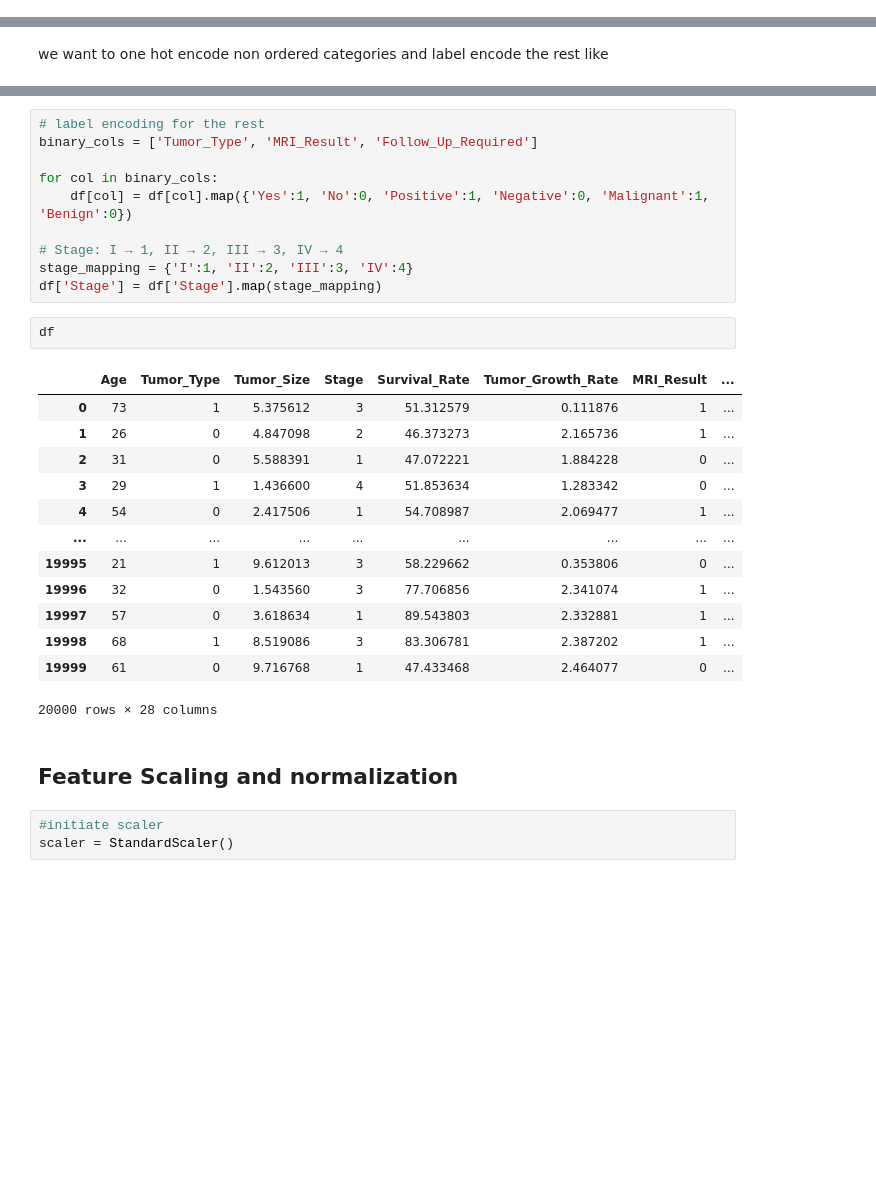
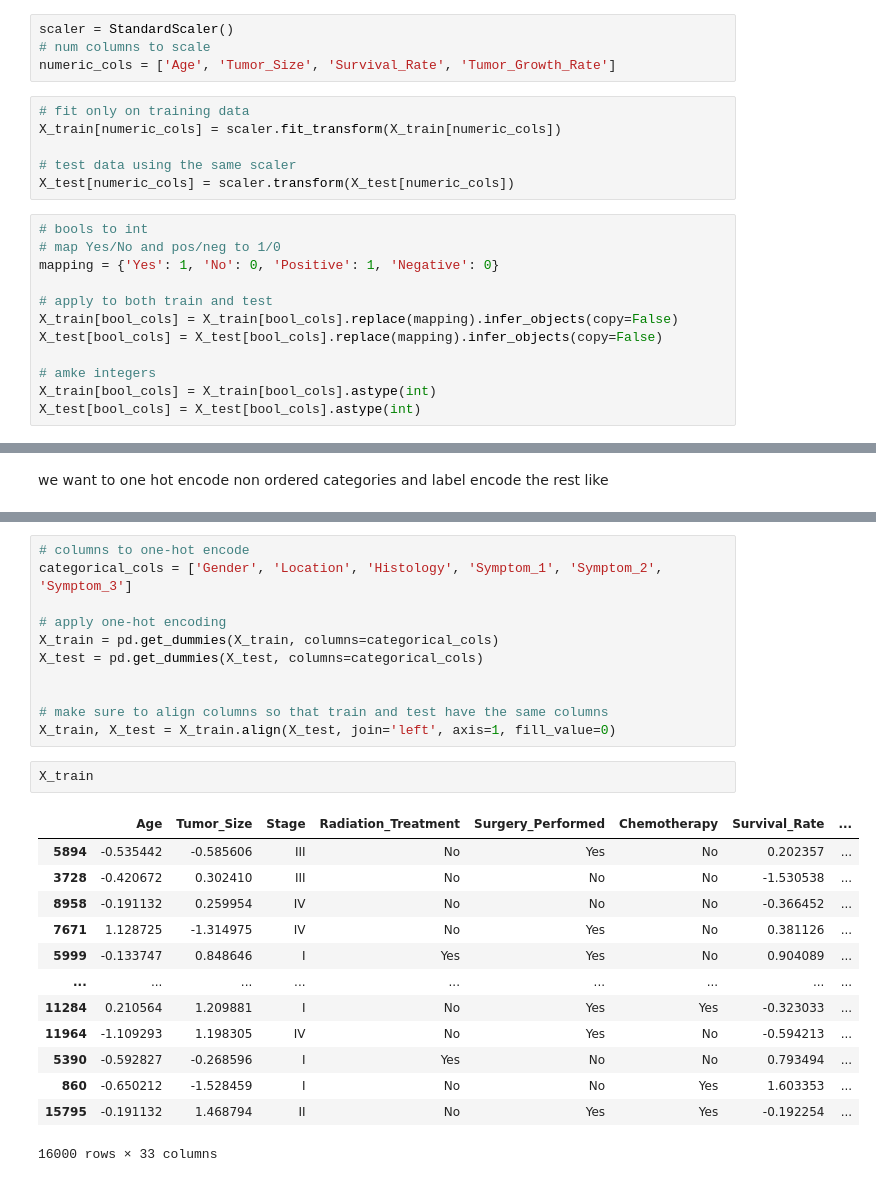
Before and after one commit to melissaaapril/IntroDS, a Jupyter notebook: src/Preprocessing.ipynb, the cells around one changed output, grey strips where cells are left out. Drawn from its saved outputs; the diff is of its cells as text; blank space fills up the shorter version.

Commit message:
added the right data csvs for training and test

```diff
--- a/src/Preprocessing.ipynb
+++ b/src/Preprocessing.ipynb
@@ -67,0 +81,22 @@ dtype: int64
+# %%
+scaler = StandardScaler()
+# num columns to scale
+numeric_cols = ['Age', 'Tumor_Size', 'Survival_Rate', 'Tumor_Growth_Rate']
+# %%
+# fit only on training data
+X_train[numeric_cols] = scaler.fit_transform(X_train[numeric_cols])
+
+# test data using the same scaler
+X_test[numeric_cols] = scaler.transform(X_test[numeric_cols])
+# %%
+# bools to int
+# map Yes/No and pos/neg to 1/0
+mapping = {'Yes': 1, 'No': 0, 'Positive': 1, 'Negative': 0}
+
+# apply to both train and test
+X_train[bool_cols] = X_train[bool_cols].replace(mapping).infer_objects(copy=False)
+X_test[bool_cols] = X_test[bool_cols].replace(mapping).infer_objects(copy=False)
+
+# amke integers
+X_train[bool_cols] = X_train[bool_cols].astype(int)
+X_test[bool_cols] = X_test[bool_cols].astype(int)
@@ -110,31 +138,27 @@ df
 # %%
-# label encoding for the rest
-binary_cols = ['Tumor_Type', 'MRI_Result', 'Follow_Up_Required']
+# columns to one-hot encode
+categorical_cols = ['Gender', 'Location', 'Histology', 'Symptom_1', 'Symptom_2', 'Symptom_3']
 
-for col in binary_cols:
-    df[col] = df[col].map({'Yes':1, 'No':0, 'Positive':1, 'Negative':0, 'Malignant':1, 'Benign':0})
+# apply one-hot encoding
+X_train = pd.get_dummies(X_train, columns=categorical_cols)
+X_test = pd.get_dummies(X_test, columns=categorical_cols)
 
-# Stage: I → 1, II → 2, III → 3, IV → 4
-stage_mapping = {'I':1, 'II':2, 'III':3, 'IV':4}
-df['Stage'] = df['Stage'].map(stage_mapping)
+
+# make sure to align columns so that train and test have the same columns
+X_train, X_test = X_train.align(X_test, join='left', axis=1, fill_value=0)
 # %%
-df
+X_train
 # %% [output]
-|  | Age | Tumor_Type | Tumor_Size | Stage | Survival_Rate | Tumor_Growth_Rate | MRI_Result | ... |
-| 0 | 73 | 1 | 5.375612 | 3 | 51.312579 | 0.111876 | 1 | ... |
-| 1 | 26 | 0 | 4.847098 | 2 | 46.373273 | 2.165736 | 1 | ... |
-| 2 | 31 | 0 | 5.588391 | 1 | 47.072221 | 1.884228 | 0 | ... |
-| 3 | 29 | 1 | 1.436600 | 4 | 51.853634 | 1.283342 | 0 | ... |
-| 4 | 54 | 0 | 2.417506 | 1 | 54.708987 | 2.069477 | 1 | ... |
+|  | Age | Tumor_Size | Stage | Radiation_Treatment | Surgery_Performed | Chemotherapy | Survival_Rate | ... |
+| 5894 | -0.535442 | -0.585606 | III | No | Yes | No | 0.202357 | ... |
+| 3728 | -0.420672 | 0.302410 | III | No | No | No | -1.530538 | ... |
+| 8958 | -0.191132 | 0.259954 | IV | No | No | No | -0.366452 | ... |
+| 7671 | 1.128725 | -1.314975 | IV | No | Yes | No | 0.381126 | ... |
+| 5999 | -0.133747 | 0.848646 | I | Yes | Yes | No | 0.904089 | ... |
 | ... | ... | ... | ... | ... | ... | ... | ... | ... |
-| 19995 | 21 | 1 | 9.612013 | 3 | 58.229662 | 0.353806 | 0 | ... |
-| 19996 | 32 | 0 | 1.543560 | 3 | 77.706856 | 2.341074 | 1 | ... |
-| 19997 | 57 | 0 | 3.618634 | 1 | 89.543803 | 2.332881 | 1 | ... |
-| 19998 | 68 | 1 | 8.519086 | 3 | 83.306781 | 2.387202 | 1 | ... |
-| 19999 | 61 | 0 | 9.716768 | 1 | 47.433468 | 2.464077 | 0 | ... |
+| 11284 | 0.210564 | 1.209881 | I | No | Yes | Yes | -0.323033 | ... |
+| 11964 | -1.109293 | 1.198305 | IV | No | Yes | No | -0.594213 | ... |
+| 5390 | -0.592827 | -0.268596 | I | Yes | No | No | 0.793494 | ... |
+| 860 | -0.650212 | -1.528459 | I | No | No | Yes | 1.603353 | ... |
+| 15795 | -0.191132 | 1.468794 | II | No | Yes | Yes | -0.192254 | ... |
-20000 rows × 28 columns
+16000 rows × 33 columns
-# %% [markdown]
-## Feature Scaling and normalization
-# %%
-#initiate scaler
-scaler = StandardScaler()
```
Also changed, not shown: parts of 14 cells of this notebook, 6 other files.
